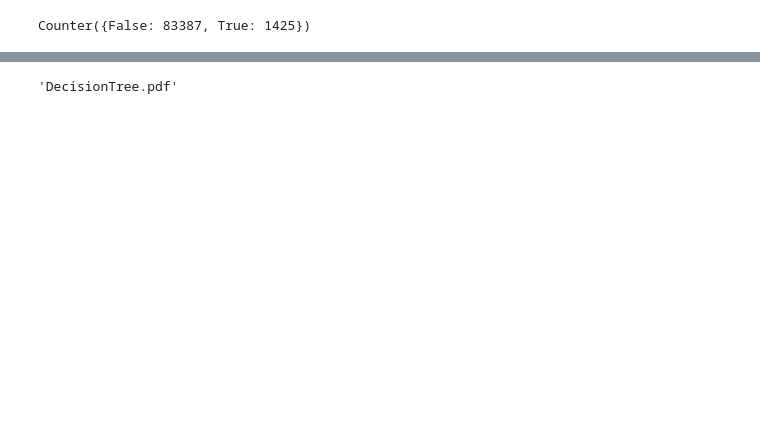
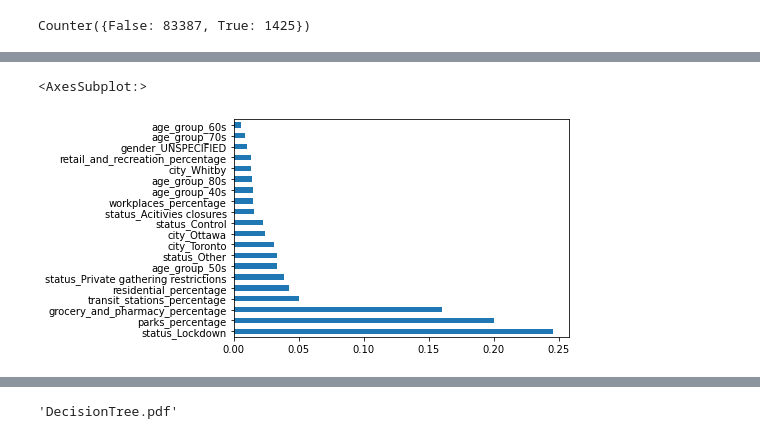
Before and after one commit to skaus37/Covid19DataMart, a Jupyter notebook: demo.ipynb, the cells around one changed output, grey strips where cells are left out. Drawn from its saved outputs; the diff is of its cells as text; code cells hidden in the pictures; blank space fills up the shorter version.

Commit message:
Add importance plot

```diff
--- a/demo.ipynb
+++ b/demo.ipynb
@@ -205,3 +209,9 @@ Recall of Gradient Boosting: 80.69 %
+# %%
+importance = pd.Series(classifier.feature_importances_, index=new_result_df.columns)
+importance.nlargest(20).plot(kind='barh')
+# %% [output]
+<AxesSubplot:>
+[figure, added]
 # %%
 #Random Forest
 #X_train, X_test, y_train, y_test = train_test_split(X, y, test_size=0.2, shuffle=True, stratify = y_under)
```
Also changed, not shown: parts of 12 cells of this notebook.
